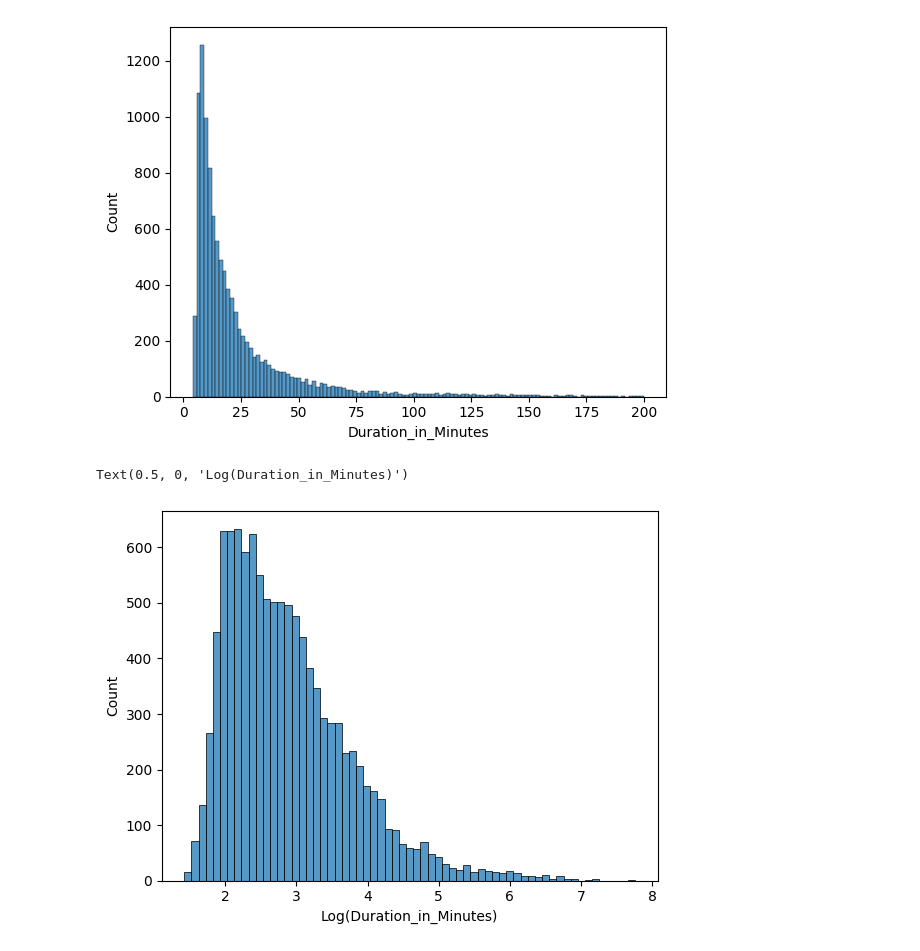
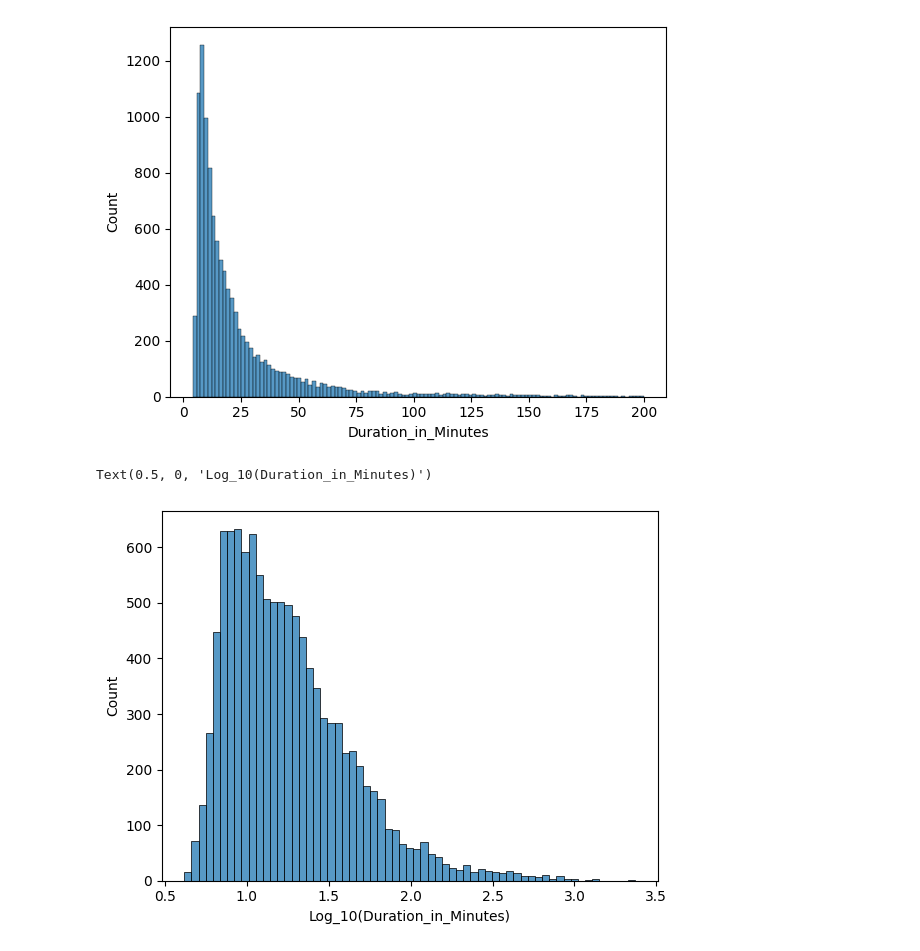
Before and after one commit to dandrew-nbl/autocall-retrieval-predictor, a Jupyter notebook: data_prep.ipynb, the cells around one changed output. Cells and saved outputs as stored; diff of their text form; code cells hidden in the pictures.

```diff
--- a/data_prep.ipynb
+++ b/data_prep.ipynb
@@ -78,10 +78,10 @@ sns.histplot(df_fetch_requests["Duration_in_Minutes"][df_fetch_requests["Duratio
 <Axes: xlabel='Duration_in_Minutes', ylabel='Count'>
 [figure]
 # %%
-log_minutes = np.log(df_fetch_requests.Duration_in_Minutes)
+log_minutes = np.log10(df_fetch_requests.Duration_in_Minutes)
 # %%
 sns.histplot(log_minutes)
-plt.xlabel("Log(Duration_in_Minutes)")
+plt.xlabel("Log_10(Duration_in_Minutes)")
 # %% [output]
-Text(0.5, 0, 'Log(Duration_in_Minutes)')
+Text(0.5, 0, 'Log_10(Duration_in_Minutes)')
-[figure, old version]
+[figure, new version]
```
Also changed, not shown: 2 other files.
